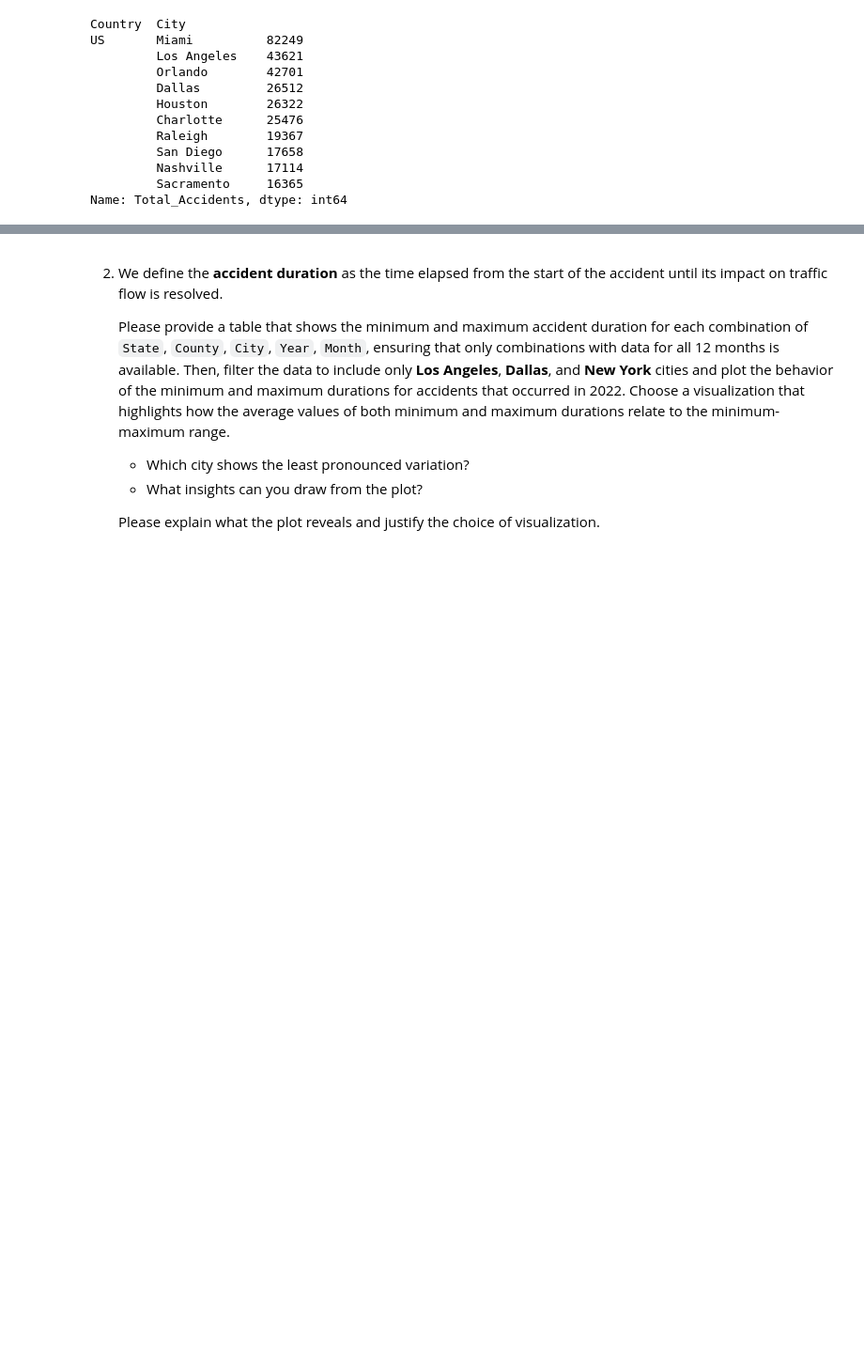
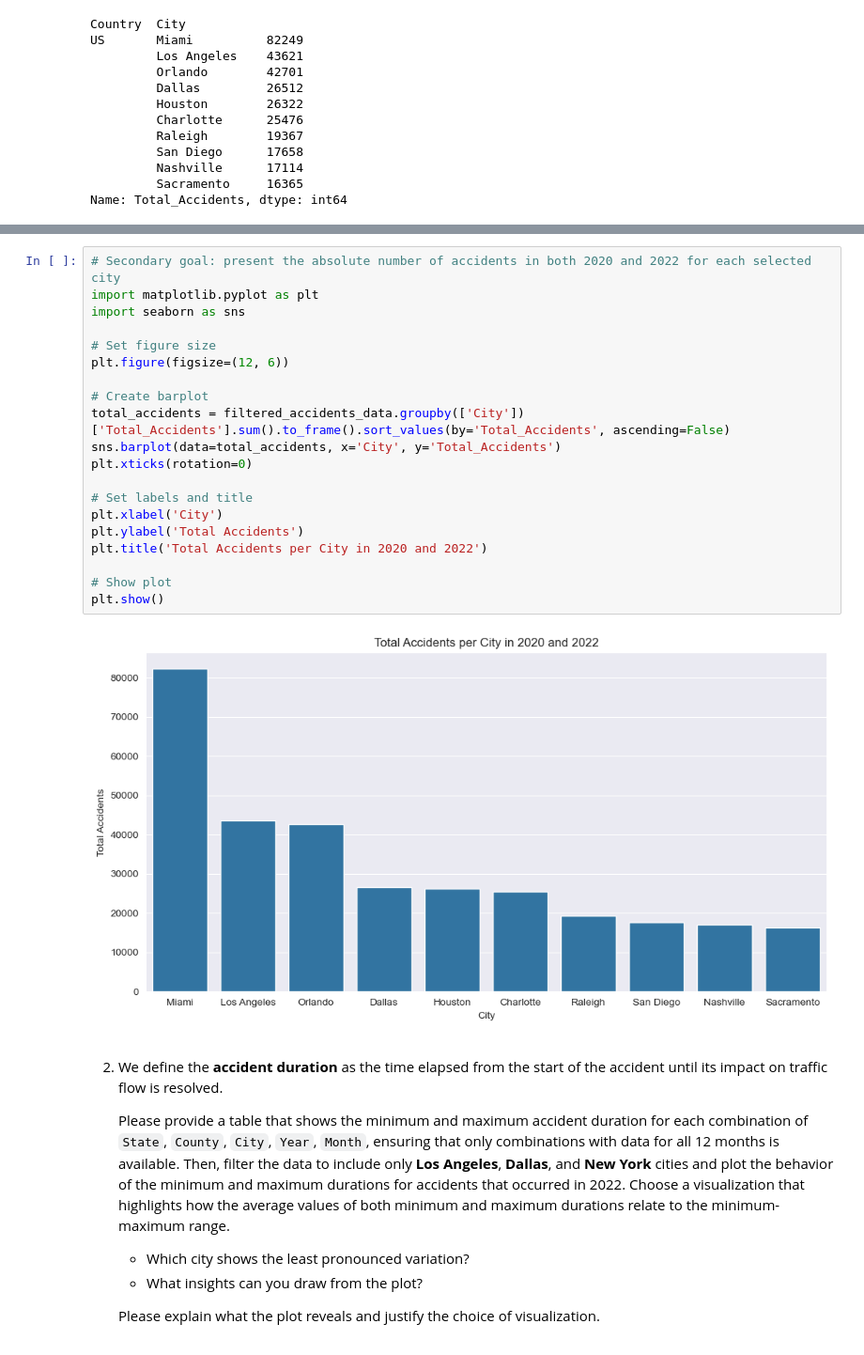
Before and after one commit to sAndreotti/VisualAnalytics, a Jupyter notebook: Assignment 1/Assignment1.ipynb, the cells around one changed output, grey strips where cells are left out. Shown: that part at 94% size. Saved outputs shown, nothing was run; the diff lists cells and outputs as text; blank space fills up the shorter version.

```diff
--- a/Assignment 1/Assignment1.ipynb
+++ b/Assignment 1/Assignment1.ipynb
@@ -241,3 +240,25 @@ plt.show()
+# %%
+# Secondary goal: present the absolute number of accidents in both 2020 and 2022 for each selected city
+import matplotlib.pyplot as plt
+import seaborn as sns
+
+# Set figure size
+plt.figure(figsize=(12, 6))
+
+# Create barplot
+total_accidents = filtered_accidents_data.groupby(['City'])['Total_Accidents'].sum().to_frame().sort_values(by='Total_Accidents', ascending=False)
+sns.barplot(data=total_accidents, x='City', y='Total_Accidents')
+plt.xticks(rotation=0)
+
+# Set labels and title
+plt.xlabel('City')
+plt.ylabel('Total Accidents')
+plt.title('Total Accidents per City in 2020 and 2022')
+
+# Show plot
+plt.show()
+# %% [output]
+[figure, added]
 # %% [markdown]
 2. We define the **accident duration** as the time elapsed from the start of the accident until its impact on traffic flow is resolved.
 
```
Also changed, not shown: parts of 7 cells of this notebook.
